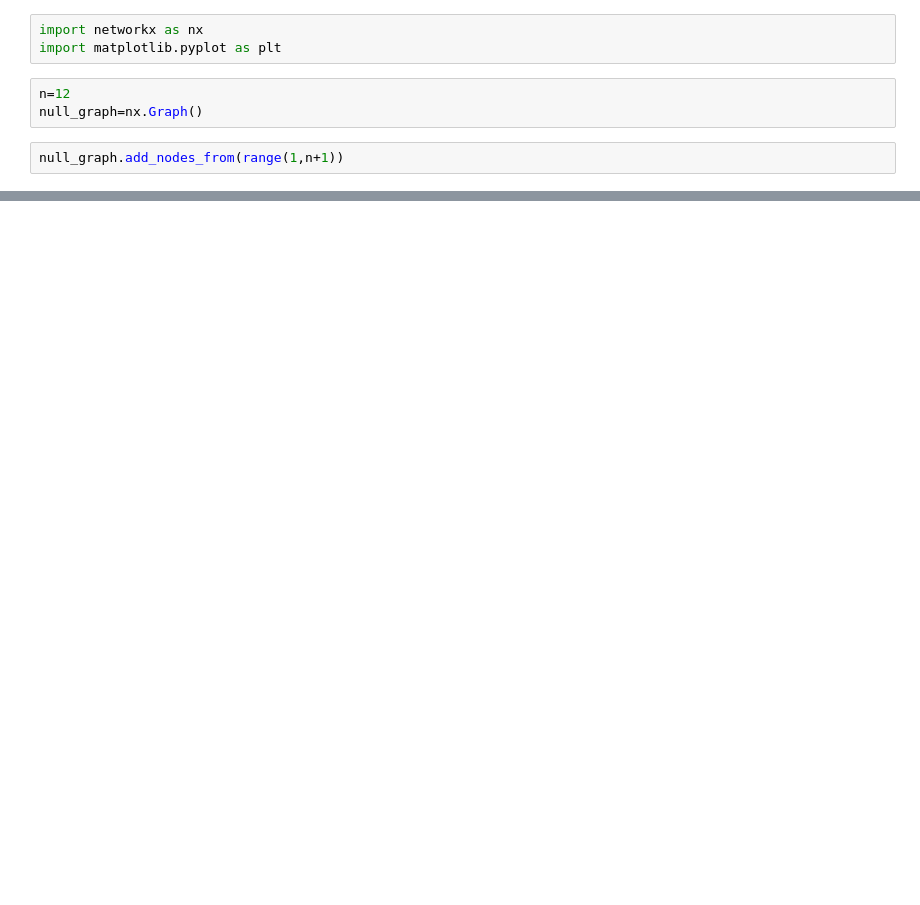
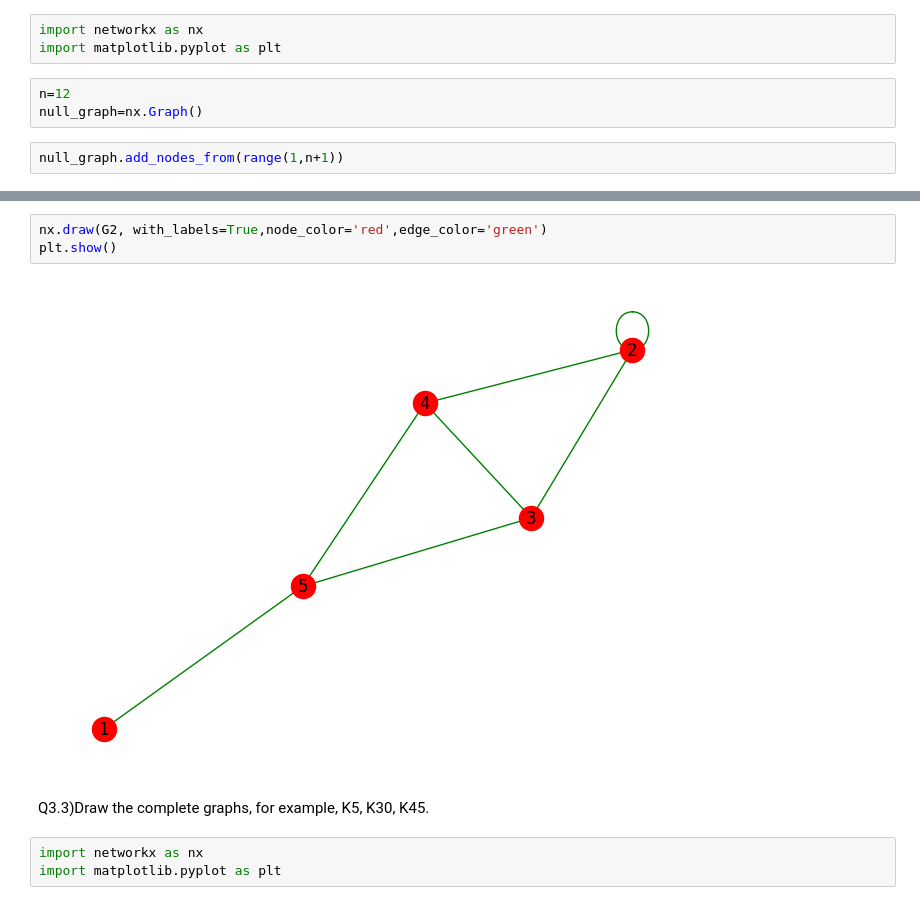
Before and after one commit to Shreyasvispute14/Col-code-stuff, a Jupyter notebook: Python-lang/Revision/Slip1.ipynb, the cells around one changed output, grey strips where cells are left out. Drawn from its saved outputs; the diff is of its cells as text; blank space fills up the shorter version.

```diff
--- a/Python-lang/Revision/Slip1.ipynb
+++ b/Python-lang/Revision/Slip1.ipynb
@@ -55,0 +99,10 @@ print(f"Number of edges: {null_graph.number_of_edges()}")
+# %%
+nx.draw(G2, with_labels=True,node_color='red',edge_color='green')
+plt.show()
+# %% [output]
+[figure, added]
+# %% [markdown]
+Q3.3)Draw the complete graphs, for example, K5, K30, K45.
+# %%
+import networkx as nx
+import matplotlib.pyplot as plt
```
Also changed, not shown: parts of 19 cells of this notebook, 1 other file.
